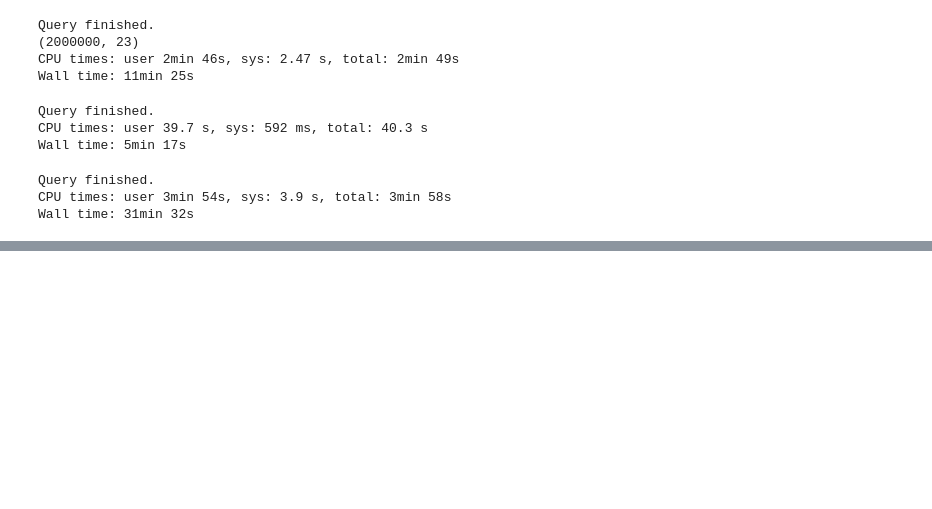
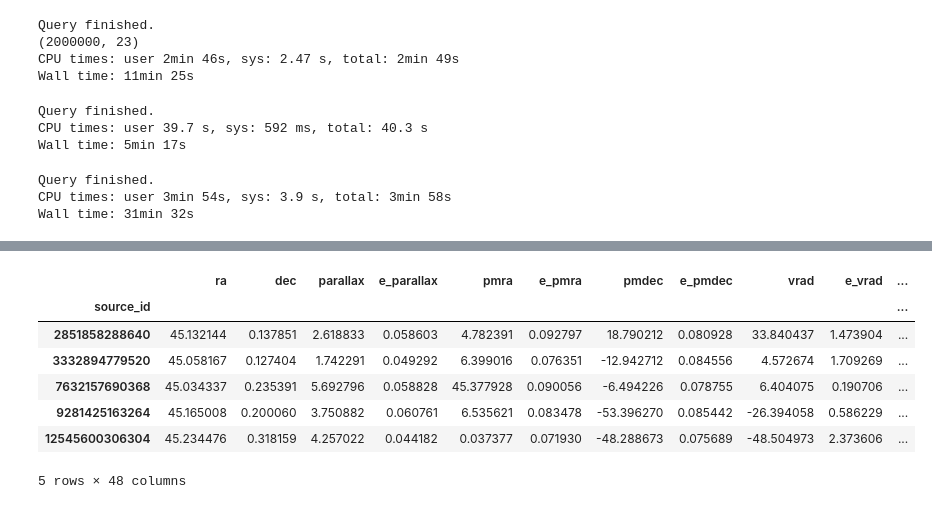
Before and after one commit to richardagalvez/gaiaml, a Jupyter notebook: richard/Pull_data.ipynb, the cells around one changed output, grey strips where cells are left out. Drawn from its saved outputs; the diff is of its cells as text; code cells hidden in the pictures; blank space fills up the shorter version.

```diff
--- a/richard/Pull_data.ipynb
+++ b/richard/Pull_data.ipynb
@@ -271,0 +519,3 @@ del data
+# %%
+complement = pd.read_csv('/bigdata1/gaia/dr2_allwise_rv_complement.csv').iloc[:,1:]
+complement['source_id'] = complement.source_id.astype('long')
@@ -271,0 +525,6 @@ del data
+# %%
+data = Table.read('/bigdata1/gaia/radial_velocity_sample/Marchetti_v0.1.fits').to_pandas()
+data['source_id'] = data.source_id.astype('long')
+# %%
+data.set_index('source_id', inplace=True)
+complement.set_index('source_id', inplace=True)
@@ -271,0 +557,11 @@ del data
+# %%
+data.head()[data.head().index.isin(complement.index)]
+# %% [output]
+|  | ra | dec | parallax | e_parallax | pmra | e_pmra | pmdec | e_pmdec | vrad | e_vrad | ... |
+| source_id |  |  |  |  |  |  |  |  |  |  | ... |
+| 2851858288640 | 45.132144 | 0.137851 | 2.618833 | 0.058603 | 4.782391 | 0.092797 | 18.790212 | 0.080928 | 33.840437 | 1.473904 | ... |
+| 3332894779520 | 45.058167 | 0.127404 | 1.742291 | 0.049292 | 6.399016 | 0.076351 | -12.942712 | 0.084556 | 4.572674 | 1.709269 | ... |
+| 7632157690368 | 45.034337 | 0.235391 | 5.692796 | 0.058828 | 45.377928 | 0.090056 | -6.494226 | 0.078755 | 6.404075 | 0.190706 | ... |
+| 9281425163264 | 45.165008 | 0.200060 | 3.750882 | 0.060761 | 6.535621 | 0.083478 | -53.396270 | 0.085442 | -26.394058 | 0.586229 | ... |
+| 12545600306304 | 45.234476 | 0.318159 | 4.257022 | 0.044182 | 0.037377 | 0.071930 | -48.288673 | 0.075689 | -48.504973 | 2.373606 | ... |
+5 rows × 48 columns
```
Also changed, not shown: parts of 19 cells of this notebook, 1 other file.
